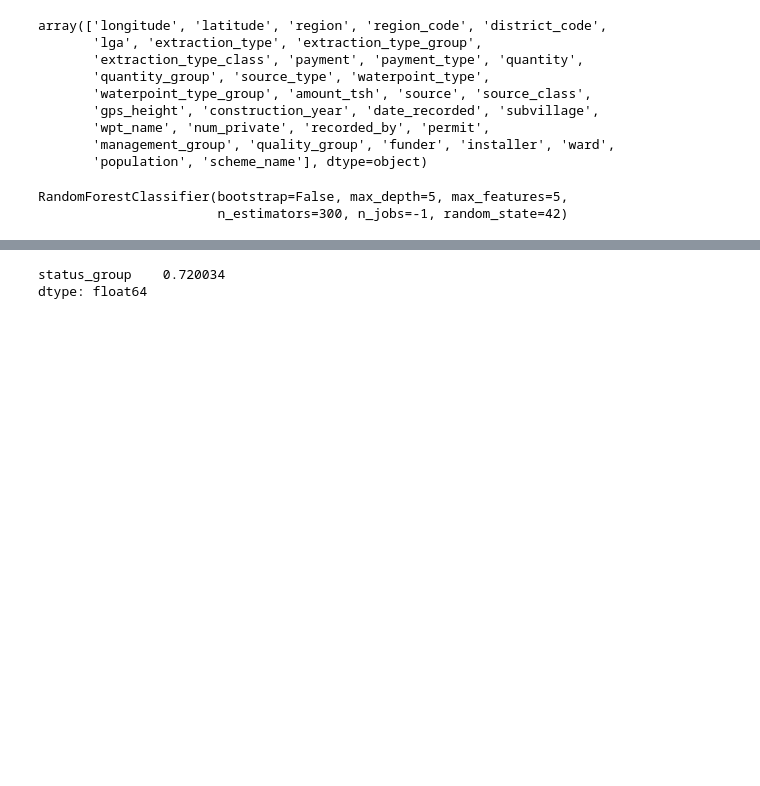
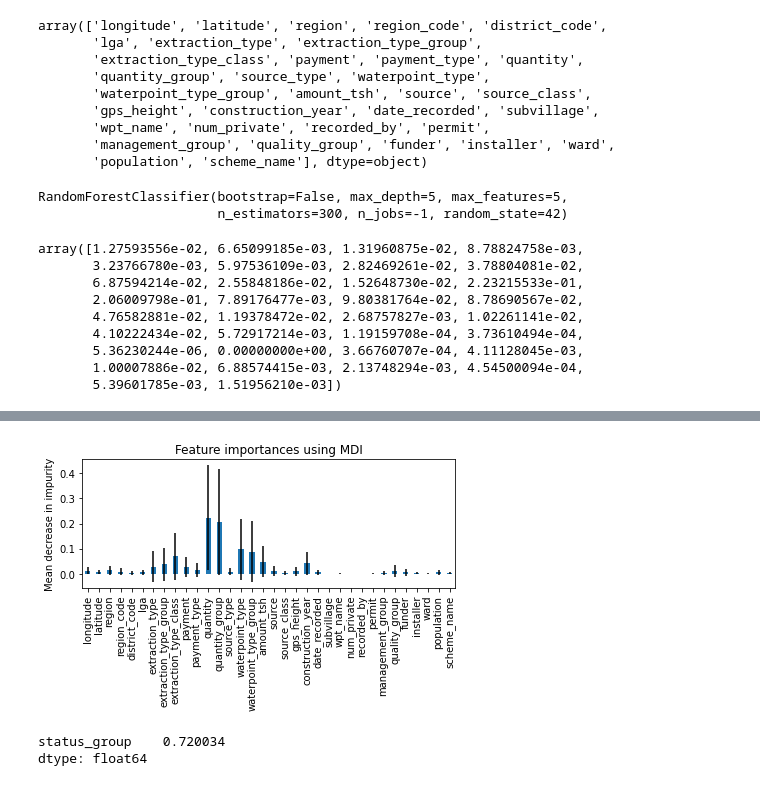
Before and after one commit to wlewis42/csc-4040-data-analysis, a Jupyter notebook: group_hand_selected.ipynb, the cells around one changed output, grey strips where cells are left out. Cells and saved outputs as stored; diff of their text form; code cells hidden in the pictures; blank space fills up the shorter version.

Commit message:
add plot to show feature importances

```diff
--- a/group_hand_selected.ipynb
+++ b/group_hand_selected.ipynb
@@ -289,8 +289,40 @@ array(['longitude', 'latitude', 'region', 'region_code', 'district_code',
        'wpt_name', 'num_private', 'recorded_by', 'permit',
        'management_group', 'quality_group', 'funder', 'installer', 'ward',
        'population', 'scheme_name'], dtype=object)
+# %%
+best_clf
+# %% [output]
+RandomForestClassifier(bootstrap=False, max_depth=5, max_features=5,
+                       n_estimators=300, n_jobs=-1, random_state=42)
 # %%
 best_clf.fit(X_train, y_train)
+best_clf.feature_importances_
 # %% [output]
-RandomForestClassifier(bootstrap=False, max_depth=5, max_features=5,
-                       n_estimators=300, n_jobs=-1, random_state=42)
+array([1.27593556e-02, 6.65099185e-03, 1.31960875e-02, 8.78824758e-03,
+       3.23766780e-03, 5.97536109e-03, 2.82469261e-02, 3.78804081e-02,
+       6.87594214e-02, 2.55848186e-02, 1.52648730e-02, 2.23215533e-01,
+       2.06009798e-01, 7.89176477e-03, 9.80381764e-02, 8.78690567e-02,
+       4.76582881e-02, 1.19378472e-02, 2.68757827e-03, 1.02261141e-02,
+       4.10222434e-02, 5.72917214e-03, 1.19159708e-04, 3.73610494e-04,
+       5.36230244e-06, 0.00000000e+00, 3.66760707e-04, 4.11128045e-03,
+       1.00007886e-02, 6.88574415e-03, 2.13748294e-03, 4.54500094e-04,
+       5.39601785e-03, 1.51956210e-03])
+# %%
+import time
+import matplotlib.pyplot as plt
+
+start_time = time.time()
+importances = best_clf.feature_importances_
+std = np.std([tree.feature_importances_ for tree in best_clf.estimators_], axis=0)
+elapsed_time = time.time() - start_time
+
+print(f"Elapsed time to compute the importances: {elapsed_time:.3f} seconds")
+
+forest_importances = pd.Series(importances, index=our_features)
+
+fig, ax = plt.subplots()
+forest_importances.plot.bar(yerr=std, ax=ax)
+ax.set_title("Feature importances using MDI")
+ax.set_ylabel("Mean decrease in impurity")
+fig.tight_layout()
+# %% [output]
@@ -297,3 +330,4 @@ RandomForestClassifier(bootstrap=False, max_depth=5, max_features=5,
+[figure, added]
 # %%
 val_pred = best_clf.predict(X_test)
 # %%
```
Also changed, not shown: parts of 1 cell of this notebook.
